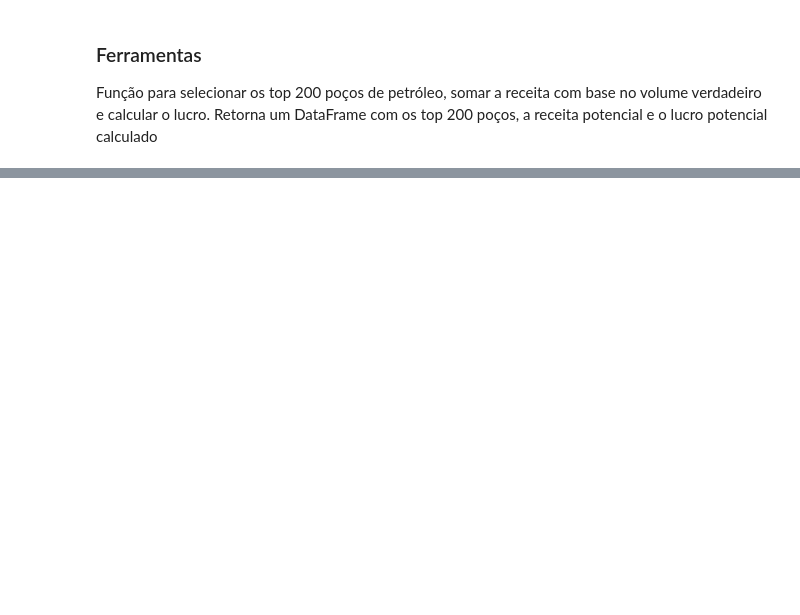
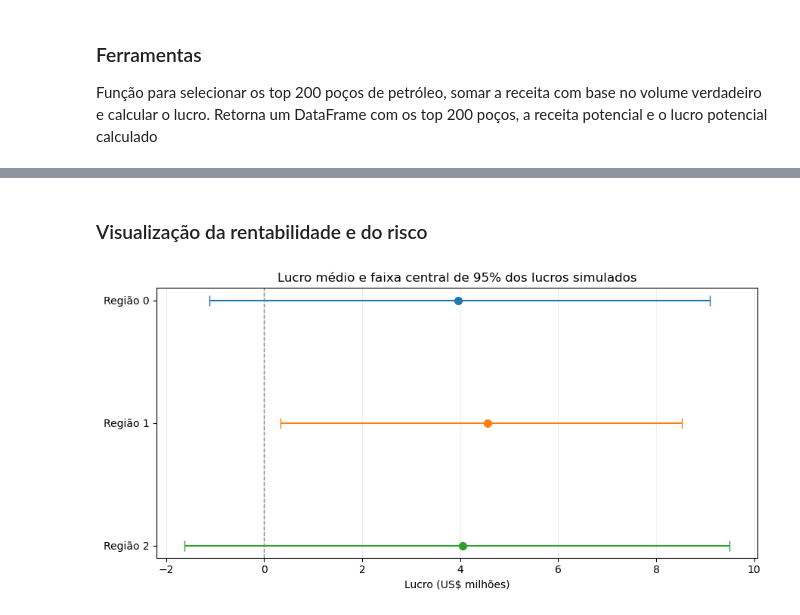
Before and after one commit to danendless/TT-Sprint10-Project, a Jupyter notebook: notebooks/sprint10_project.ipynb, the cells around one changed output, grey strips where cells are left out. Drawn from its saved outputs; the diff is of its cells as text; code cells hidden in the pictures; blank space fills up the shorter version.

```diff
--- a/notebooks/sprint10_project.ipynb
+++ b/notebooks/sprint10_project.ipynb
@@ -411,7 +452,7 @@ A Região 0 é a região com o maior valor de lucro potencial se escolhermos exa
 # %%
-# Intervalo de Confiança de 95% para a Receita Média (2.5% para cada cauda da
+# Intervalo Central de 95% dos Lucros Simulados (2.5% para cada cauda da
 # distribuição)
-confidence_interval = (0.025,0.975)
+profit_quantiles = (0.025,0.975)
 
 bootstrap_sample_size = 500
 bootstrap_samples = 1000
@@ -491,0 +501,16 @@ Na questão #4, nós selecionamos os 200 melhores poços em valores previstos pe
+# %%
+profit_mean_0, lower_0, upper_0, loss_proba_0, profits_0 = profit_distribution(
+    validation_results_0, "predicted_product", "actual_product",
+    bootstrap_samples, bootstrap_sample_size, oil_well_num,
+    profit_quantiles, budget, product_unit_rev,
+)
+profit_mean_1, lower_1, upper_1, loss_proba_1, profits_1 = profit_distribution(
+    validation_results_1, "predicted_product", "actual_product",
+    bootstrap_samples, bootstrap_sample_size, oil_well_num,
+    profit_quantiles, budget, product_unit_rev,
+)
+profit_mean_2, lower_2, upper_2, loss_proba_2, profits_2 = profit_distribution(
+    validation_results_2, "predicted_product", "actual_product",
+    bootstrap_samples, bootstrap_sample_size, oil_well_num,
+    profit_quantiles, budget, product_unit_rev,
+)
@@ -491,0 +549,30 @@ Na questão #4, nós selecionamos os 200 melhores poços em valores previstos pe
+# %% [markdown]
+### Visualização da rentabilidade e do risco
+# %%
+figures_dir = Path("../assets/figures/")
+figures_dir.mkdir(exist_ok=True,parents=True)
+
+fig, ax = plt.subplots(figsize=(9, 4.5))
+
+for index, row in bootstrap_summary.iterrows():
+    mean = row["Lucro médio (US$ milhões)"]
+    lower = row["Limite inferior 2,5% (US$ milhões)"]
+    upper = row["Limite superior 97,5% (US$ milhões)"]
+    ax.errorbar(
+        mean, index,
+        xerr=[[mean - lower], [upper - mean]],
+        fmt="o", capsize=5, markersize=7,
+    )
+
+ax.axvline(0, color="gray", linestyle="--", linewidth=1)
+ax.set_yticks(range(len(bootstrap_summary)))
+ax.set_yticklabels(bootstrap_summary["Região"])
+ax.invert_yaxis()
+ax.set_xlabel("Lucro (US$ milhões)")
+ax.set_title("Lucro médio e faixa central de 95% dos lucros simulados")
+ax.grid(axis="x", alpha=0.2)
+fig.tight_layout()
+fig.savefig(figures_dir / "lucro_intervalos.png", dpi=160, bbox_inches="tight")
+plt.show()
+# %% [output]
+[figure, added]
```
Also changed, not shown: parts of 92 cells of this notebook, 5 other files.
